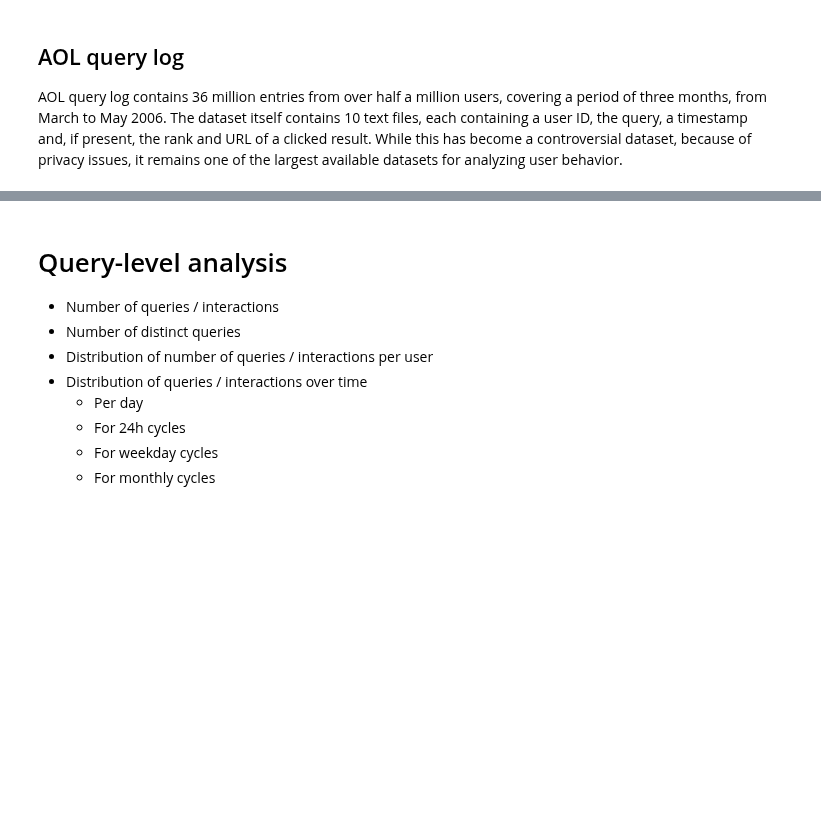
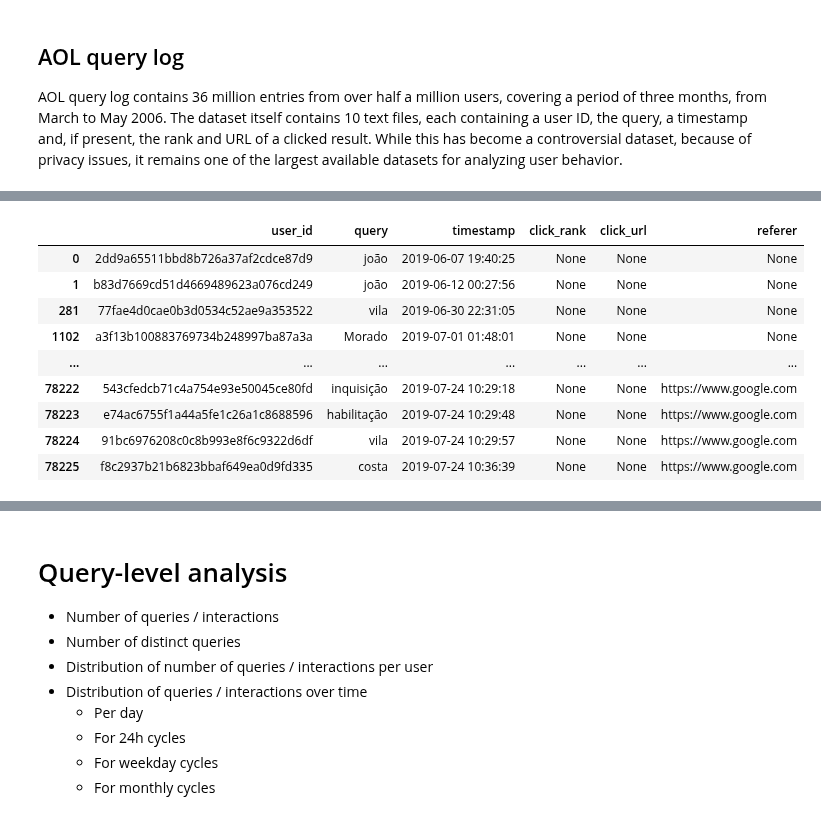
Before and after one commit to feup-infolab/army-ant, a Jupyter notebook: notebooks/query_log_analysis/query_log_analysis.ipynb, the cells around one changed output, grey strips where cells are left out. Cells and saved outputs as stored; diff of their text form; code cells hidden in the pictures; blank space fills up the shorter version.

```diff
--- a/notebooks/query_log_analysis/query_log_analysis.ipynb
+++ b/notebooks/query_log_analysis/query_log_analysis.ipynb
@@ -226,0 +338,89 @@ def load_ant_search_log(path):
+# %%
+def load_episa_search_log(*paths):
+    base_uri = 'https://digitarq.arquivos.pt'
+    bots_re = re.compile(r'.*(nagios|bot).*', re.IGNORECASE)
+    query_re = re.compile(r"""^/results?.*t=([^&]+)""")
+
+    def log_entry_generator():
+        for path in paths:
+            with codecs.open(path, 'r', 'utf-8') as fp:
+                for line in fp:
+                    yield line.strip()
+
+    def unicode_unquote(text):
+        def unicode_unquoter(match):
+            return chr(int(match.group(1),16))
+        return re.sub(r'%u([0-9a-fA-F]{4})', unicode_unquoter, text)
+
+    def build_url(uri_stem, uri_query):
+        if uri_query is not None and uri_query != '-':
+            url = '%s?%s' % (uri_stem, uri_query)
+        else:
+            url = uri_stem
+
+        return unicode_unquote(urllib.parse.unquote(url))
+
+    def uri_to_search_query(uri_stem, uri_query):
+        url = build_url(uri_stem, uri_query)
+        query_m = query_re.match(url)
+        if query_m:
+            return query_m.group(1)
+
+    data = {
+        'user_id': [],
+        'query': [],
+        'timestamp': [],
+        'click_rank': [],
+        'click_url': [],
+        'referer': []
+    }
+
+    for line in log_entry_generator():
+        if line.startswith('#'):
+            continue
+
+        date, time, _, _, uri_stem, uri_query, _, _, client_ip, client_ua, referer, _  = line.split(maxsplit=11)
+
+        if bots_re.match(client_ua):
+            #warnings.warn('Skipping bot: %s' % client_ua)
+            continue
+
+        if referer == '-' and uri_stem.startswith('/details'):
+            #warnings.warn('Skipping details without referer: %s' % uri_stem)
+            continue
+
+        data['user_id'].append(
+            hashlib.md5(('%s %s' % (client_ip, client_ua)).encode()).hexdigest())
+
+        data['query'].append(
+            uri_to_search_query(uri_stem, uri_query))
+
+        data['timestamp'].append(
+            pd.to_datetime('%s %s' % (date, time)))
+
+        data['click_rank'].append(None)
+
+        if uri_stem.startswith('/details'):
+            data['click_url'].append(
+                urllib.parse.urljoin(base_uri, build_url(uri_stem, uri_query)))
+        else:
+            data['click_url'].append(None)
+
+        data['referer'].append(None if referer == '-' else referer)
+
+    return pd.DataFrame(data) \
+        .dropna(subset=['query']) \
+        .sort_values(by='timestamp')
+
+qlog = load_episa_search_log('data/episa/results.log', 'data/episa/details.log'); qlog
+# %% [output]
+|  | user_id | query | timestamp | click_rank | click_url | referer |
+| 0 | 2dd9a65511bbd8b726a37af2cdce87d9 | joão | 2019-06-07 19:40:25 | None | None | None |
+| 1 | b83d7669cd51d4669489623a076cd249 | joão | 2019-06-12 00:27:56 | None | None | None |
+| 281 | 77fae4d0cae0b3d0534c52ae9a353522 | vila | 2019-06-30 22:31:05 | None | None | None |
+| 1102 | a3f13b100883769734b248997ba87a3a | Morado | 2019-07-01 01:48:01 | None | None | None |
+| ... | ... | ... | ... | ... | ... | ... |
+| 78222 | 543cfedcb71c4a754e93e50045ce80fd | inquisição | 2019-07-24 10:29:18 | None | None | https://www.google.com |
+| 78223 | e74ac6755f1a44a5fe1c26a1c8688596 | habilitação | 2019-07-24 10:29:48 | None | None | https://www.google.com |
+| 78224 | 91bc6976208c0c8b993e8f6c9322d6df | vila | 2019-07-24 10:29:57 | None | None | https://www.google.com |
+| 78225 | f8c2937b21b6823bbaf649ea0d9fd335 | costa | 2019-07-24 10:36:39 | None | None | https://www.google.com |
```
Also changed, not shown: parts of 79 cells of this notebook.
